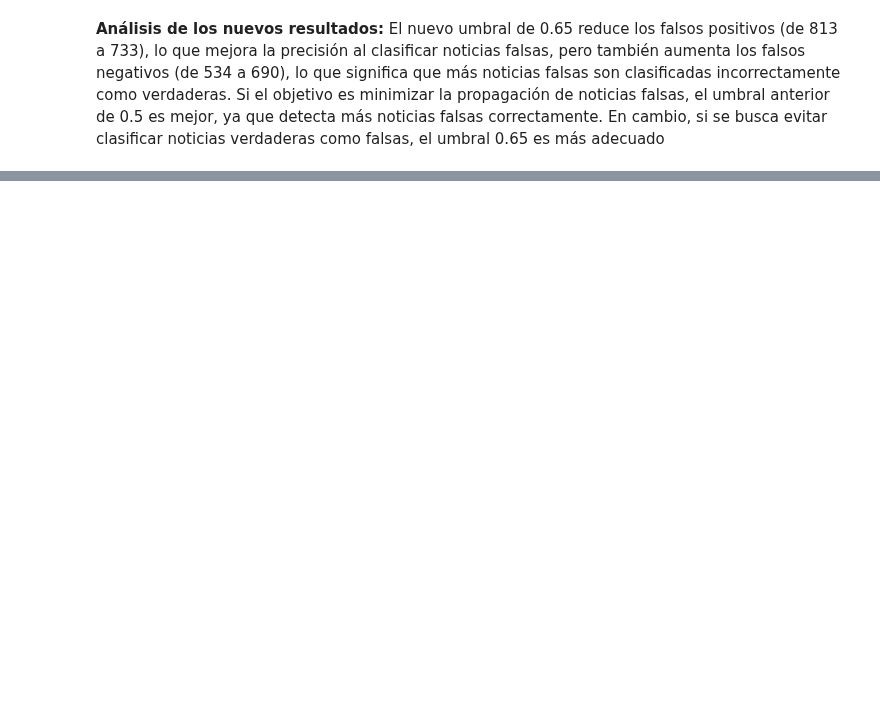
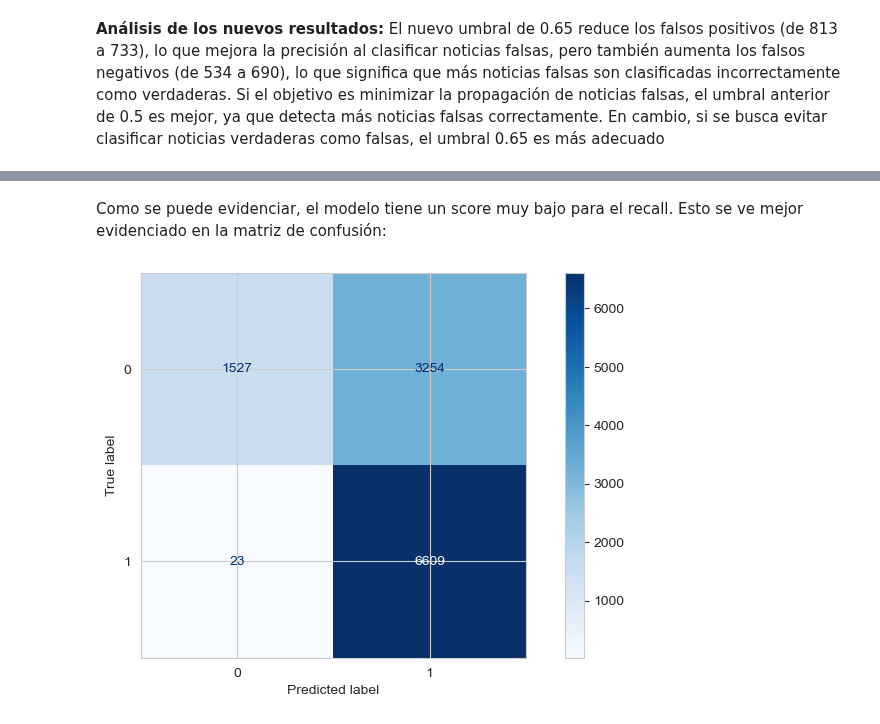
Before and after one commit to scasasbuenas/BI-Proyectos, a Jupyter notebook: proyecto1/desarrolloLab.ipynb, the cells around one changed output, grey strips where cells are left out. Drawn from its saved outputs; the diff is of its cells as text; code cells hidden in the pictures; blank space fills up the shorter version.

```diff
--- a/proyecto1/desarrolloLab.ipynb
+++ b/proyecto1/desarrolloLab.ipynb
@@ -657,0 +672,4 @@ El nuevo umbral de 0.65 reduce los falsos positivos (de 813 a 733), lo que mejor
+# %%
+# Creación del objeto de arbol de decisión.
+arbol = DecisionTreeClassifier(criterion='entropy', max_depth = 4, random_state = 0)
+arbol
@@ -657,0 +678,6 @@ El nuevo umbral de 0.65 reduce los falsos positivos (de 813 a 733), lo que mejor
+# %%
+# Entrenamiento del modelo de arbol de decisión con los datos de entrenamiento.
+arbol = arbol.fit(X_train,y_train)
+# %%
+# Determinamos las predicciones del modelo sobre el conjunto test.
+y_pred = arbol.predict(X_test)
@@ -657,0 +715,12 @@ El nuevo umbral de 0.65 reduce los falsos positivos (de 813 a 733), lo que mejor
+# %% [markdown]
+Como se puede evidenciar, el modelo tiene un score muy bajo para el recall. Esto se ve mejor evidenciado en la matriz de confusión:
+# %%
+# Se puede visualizar la matriz de confusión
+#plot_confusion_matrix(arbol, X_test, Y_test)
+cm = confusion_matrix(y_test, y_pred)
+disp = ConfusionMatrixDisplay(confusion_matrix=cm, display_labels=arbol.classes_)
+disp.plot(cmap=plt.cm.Blues)
+
+plt.show()
+# %% [output]
+[figure, added]
```
Also changed, not shown: parts of 34 cells of this notebook.
